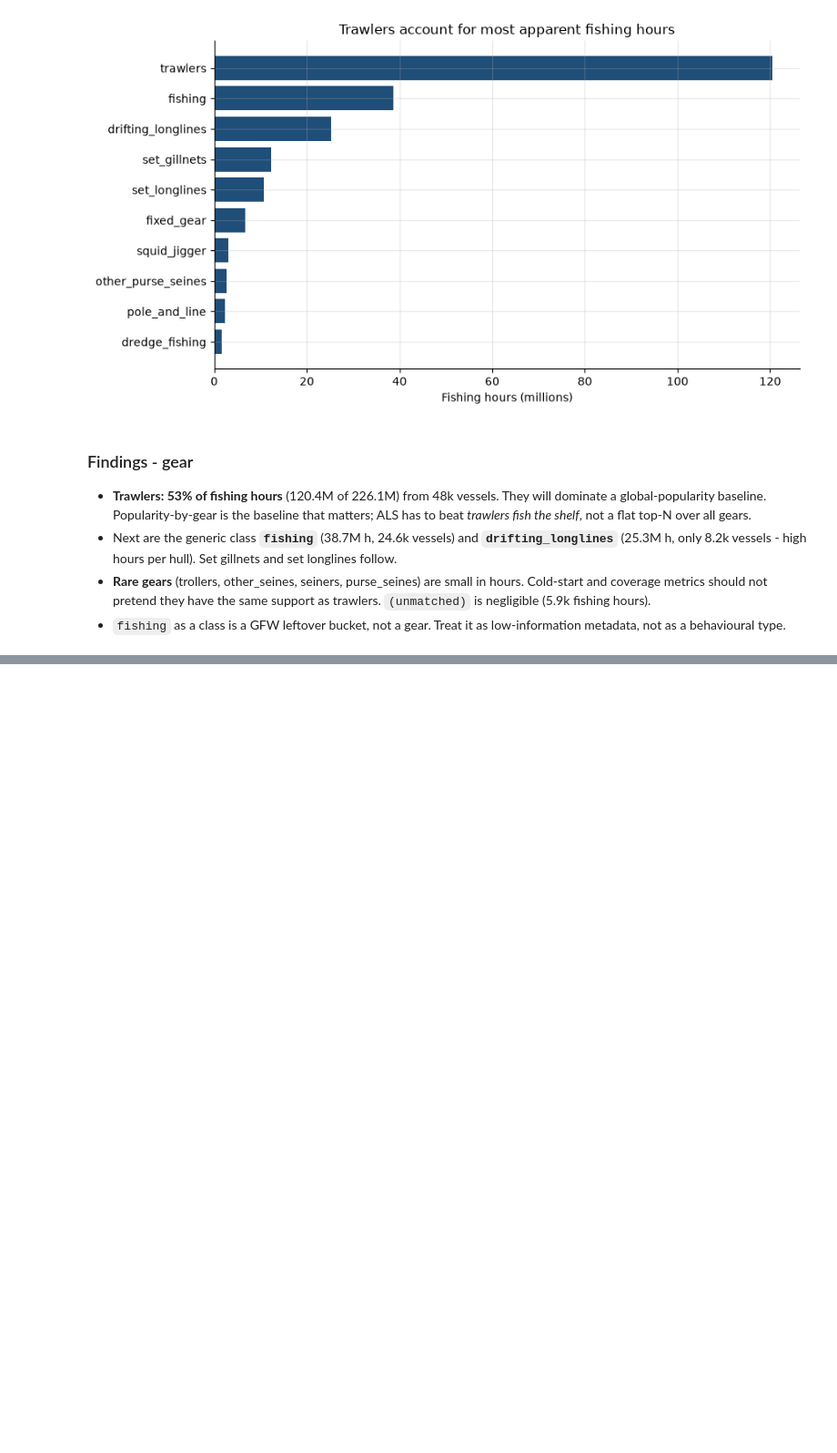
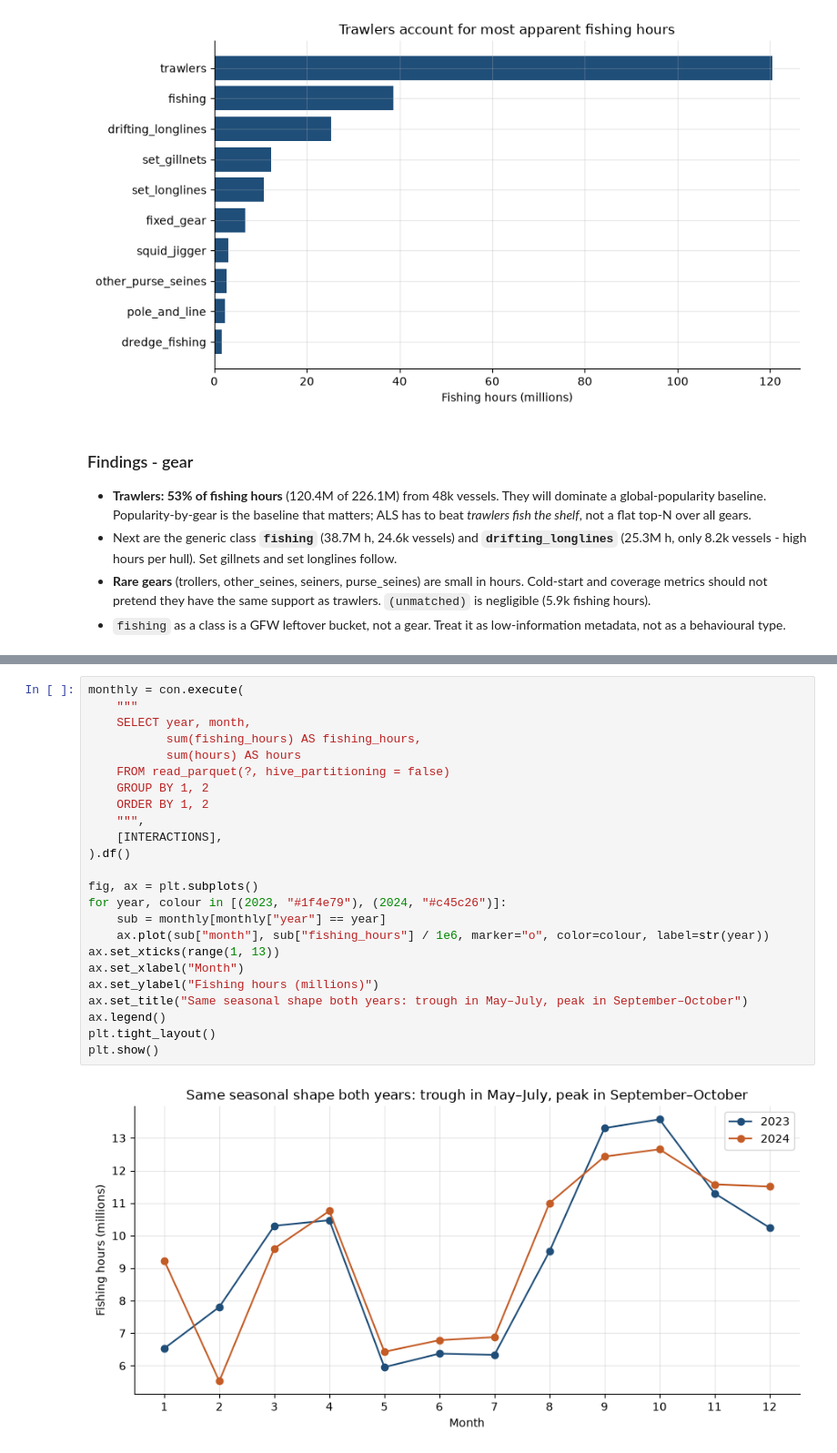
Before and after one commit to Vanamali-Sims/fishing-grounds-recsys, a Jupyter notebook: notebooks/01_eda.ipynb, the cells around one changed output, grey strips where cells are left out. Shown at 91% size. Saved outputs shown, nothing was run; the diff lists cells and outputs as text; blank space fills up the shorter version.

Commit message:
Added seasonalit, regions and quality

```diff
--- a/notebooks/01_eda.ipynb
+++ b/notebooks/01_eda.ipynb
@@ -251,0 +254,26 @@ plt.show()
+# %%
+monthly = con.execute(
+    """
+    SELECT year, month,
+           sum(fishing_hours) AS fishing_hours,
+           sum(hours) AS hours
+    FROM read_parquet(?, hive_partitioning = false)
+    GROUP BY 1, 2
+    ORDER BY 1, 2
+    """,
+    [INTERACTIONS],
+).df()
+
+fig, ax = plt.subplots()
+for year, colour in [(2023, "#1f4e79"), (2024, "#c45c26")]:
+    sub = monthly[monthly["year"] == year]
+    ax.plot(sub["month"], sub["fishing_hours"] / 1e6, marker="o", color=colour, label=str(year))
+ax.set_xticks(range(1, 13))
+ax.set_xlabel("Month")
+ax.set_ylabel("Fishing hours (millions)")
+ax.set_title("Same seasonal shape both years: trough in May–July, peak in September–October")
+ax.legend()
+plt.tight_layout()
+plt.show()
+# %% [output]
+[figure, added]
```
Also changed, not shown: parts of 11 cells of this notebook.
